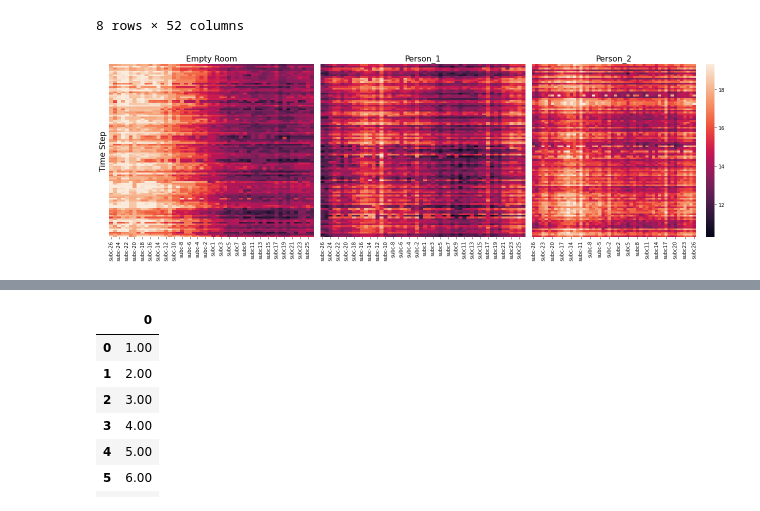
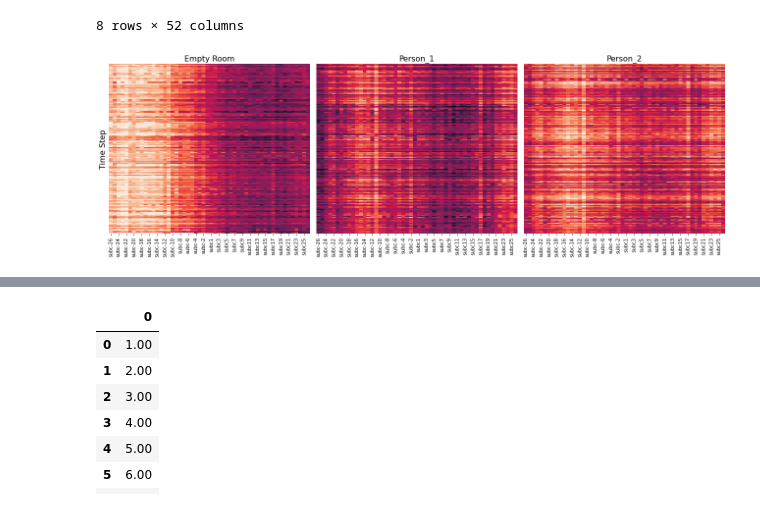
Before and after one commit to Paco-Danes/Thesis, a Jupyter notebook: Code/cleaningAndPlots.ipynb, the cells around one changed output, grey strips where cells are left out. Drawn from its saved outputs; the diff is of its cells as text; code cells hidden in the pictures.

```diff
--- a/Code/cleaningAndPlots.ipynb
+++ b/Code/cleaningAndPlots.ipynb
@@ -71,28 +71,28 @@ fra_amp.describe()
 # %%
 #data_amp_c = my_utils.hampel_filtering(data_amp, window_size=51, thresh=3).loc[800:901, :]
 #fra_amp_c = my_utils.hampel_filtering(fra_amp, window_size=51, thresh=3).loc[800:901, :]
 #la_amp_c = my_utils.hampel_filtering(la_amp, window_size=51, thresh=3).loc[800:901, :]
-data_amp_c = pd.read_csv(f'..\Data\DataPreprocessed\empty1_w51_hamp_sf08.csv').loc[800:901, :]
-fra_amp_c = pd.read_csv(f'..\Data\DataPreprocessed\\fra1_w51_hamp_sf08.csv').loc[800:901, :]
-la_amp_c = pd.read_csv(f'..\Data\DataPreprocessed\laura1_w51_hamp_sf08.csv').loc[800:901, :]
-gio_amp_c = pd.read_csv(f'..\Data\DataPreprocessed\gio1_w51_hamp_sf08.csv').loc[800:901, :]
-vmin = min(data_amp_c.values.min(), fra_amp_c.values.min(), la_amp_c.values.min())
-vmax = min(data_amp_c.values.max(), fra_amp_c.values.max(), la_amp_c.values.max())
+data_amp_c = pd.read_csv(f'..\Data\DataPreprocessed\empty1_w51_hamp_sf08.csv').loc[800:1001, :]
+fra_amp_c = pd.read_csv(f'..\Data\DataPreprocessed\\fra1_w51_hamp_sf08.csv').loc[800:1001, :]
+la_amp_c = pd.read_csv(f'..\Data\DataPreprocessed\laura1_w51_hamp_sf08.csv').loc[800:1001, :]
+gio_amp_c = pd.read_csv(f'..\Data\DataPreprocessed\gio1_w51_hamp_sf08.csv').loc[800:1001, :]
+vmin = min(data_amp_c.values.min(), fra_amp_c.values.min(), gio_amp_c.values.min())
+vmax = min(data_amp_c.values.max(), fra_amp_c.values.max(), gio_amp_c.values.max())
 fig, axes = plt.subplots(1, 3, figsize=(18,6))
 # Plot the first heatmap
 sns.heatmap(data_amp_c, ax=axes[0], vmin=vmin, vmax=vmax, cbar=False)
 axes[0].set_title("Empty Room", fontsize=16)
 axes[0].set_yticks([])
 axes[0].set_ylabel("Time Step", fontsize=16)
 # Plot the second heatmap
 sns.heatmap(fra_amp_c, ax=axes[1], vmin=vmin, vmax=vmax, cbar=False)
 axes[1].set_title("Person_1", fontsize=16)
 axes[1].set_yticks([])
-sns.heatmap(gio_amp_c, ax=axes[2], vmin=vmin, vmax=vmax)
+sns.heatmap(gio_amp_c, ax=axes[2], vmin=vmin, vmax=vmax, cbar=False)
 axes[2].set_title("Person_2", fontsize=16)
 axes[2].set_yticks([])
 plt.subplots_adjust(wspace=0.2)
 plt.tight_layout()
 plt.show()
 # %% [output]
-[figure, old version]
+[figure, new version]
```
Also changed, not shown: parts of 7 cells of this notebook, 13 other files.
